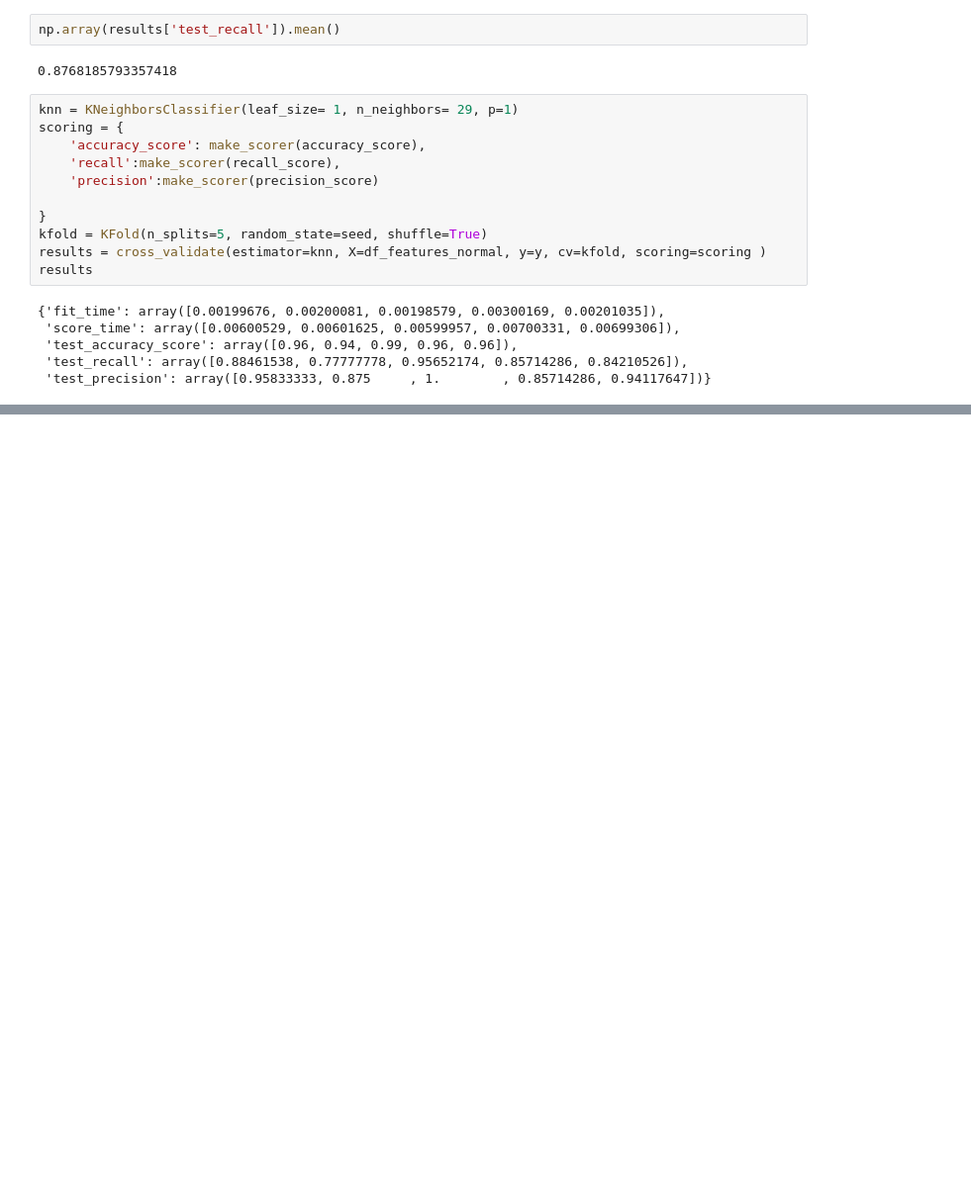
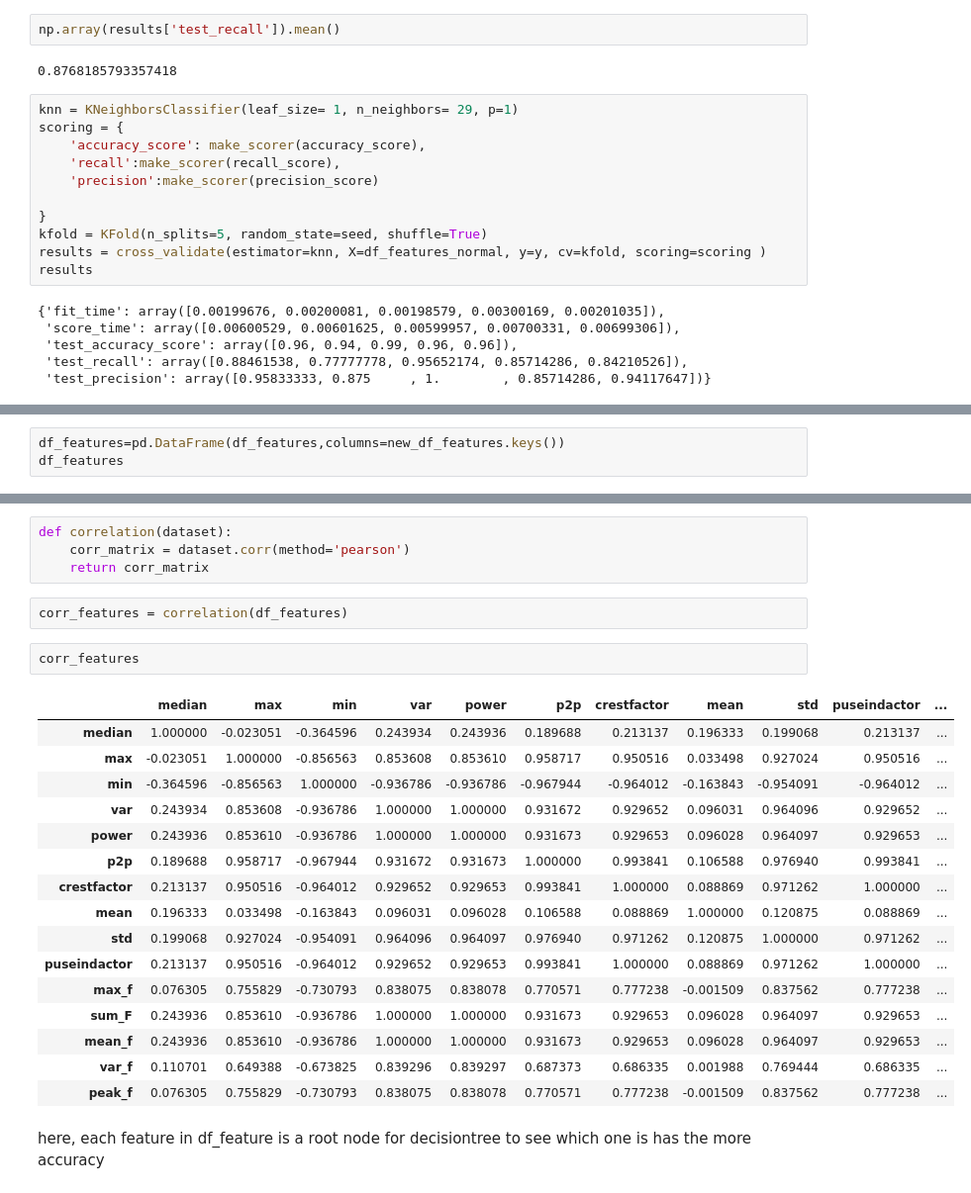
Before and after one commit to yasaminesmati/AI-project, a Jupyter notebook: a.ipynb, the cells around one changed output, grey strips where cells are left out. Shown: that part at 99% size. Cells and saved outputs as stored; diff of their text form; blank space fills up the shorter version.

```diff
--- a/a.ipynb
+++ b/a.ipynb
@@ -513,0 +550,3 @@ results
+# %%
+df_features=pd.DataFrame(df_features,columns=new_df_features.keys())
+df_features
@@ -513,0 +583,27 @@ results
+# %%
+def correlation(dataset):
+    corr_matrix = dataset.corr(method='pearson')
+    return corr_matrix
+# %%
+corr_features = correlation(df_features)
+# %%
+corr_features
+# %% [output]
+|  | median | max | min | var | power | p2p | crestfactor | mean | std | puseindactor | ... |
+| median | 1.000000 | -0.023051 | -0.364596 | 0.243934 | 0.243936 | 0.189688 | 0.213137 | 0.196333 | 0.199068 | 0.213137 | ... |
+| max | -0.023051 | 1.000000 | -0.856563 | 0.853608 | 0.853610 | 0.958717 | 0.950516 | 0.033498 | 0.927024 | 0.950516 | ... |
+| min | -0.364596 | -0.856563 | 1.000000 | -0.936786 | -0.936786 | -0.967944 | -0.964012 | -0.163843 | -0.954091 | -0.964012 | ... |
+| var | 0.243934 | 0.853608 | -0.936786 | 1.000000 | 1.000000 | 0.931672 | 0.929652 | 0.096031 | 0.964096 | 0.929652 | ... |
+| power | 0.243936 | 0.853610 | -0.936786 | 1.000000 | 1.000000 | 0.931673 | 0.929653 | 0.096028 | 0.964097 | 0.929653 | ... |
+| p2p | 0.189688 | 0.958717 | -0.967944 | 0.931672 | 0.931673 | 1.000000 | 0.993841 | 0.106588 | 0.976940 | 0.993841 | ... |
+| crestfactor | 0.213137 | 0.950516 | -0.964012 | 0.929652 | 0.929653 | 0.993841 | 1.000000 | 0.088869 | 0.971262 | 1.000000 | ... |
+| mean | 0.196333 | 0.033498 | -0.163843 | 0.096031 | 0.096028 | 0.106588 | 0.088869 | 1.000000 | 0.120875 | 0.088869 | ... |
+| std | 0.199068 | 0.927024 | -0.954091 | 0.964096 | 0.964097 | 0.976940 | 0.971262 | 0.120875 | 1.000000 | 0.971262 | ... |
+| puseindactor | 0.213137 | 0.950516 | -0.964012 | 0.929652 | 0.929653 | 0.993841 | 1.000000 | 0.088869 | 0.971262 | 1.000000 | ... |
+| max_f | 0.076305 | 0.755829 | -0.730793 | 0.838075 | 0.838078 | 0.770571 | 0.777238 | -0.001509 | 0.837562 | 0.777238 | ... |
+| sum_F | 0.243936 | 0.853610 | -0.936786 | 1.000000 | 1.000000 | 0.931673 | 0.929653 | 0.096028 | 0.964097 | 0.929653 | ... |
+| mean_f | 0.243936 | 0.853610 | -0.936786 | 1.000000 | 1.000000 | 0.931673 | 0.929653 | 0.096028 | 0.964097 | 0.929653 | ... |
+| var_f | 0.110701 | 0.649388 | -0.673825 | 0.839296 | 0.839297 | 0.687373 | 0.686335 | 0.001988 | 0.769444 | 0.686335 | ... |
+| peak_f | 0.076305 | 0.755829 | -0.730793 | 0.838075 | 0.838078 | 0.770571 | 0.777238 | -0.001509 | 0.837562 | 0.777238 | ... |
+# %% [markdown]
+here,  each feature in df_feature is a root node for decisiontree to see which one is has the more accuracy
```
Also changed, not shown: parts of 49 cells of this notebook.
